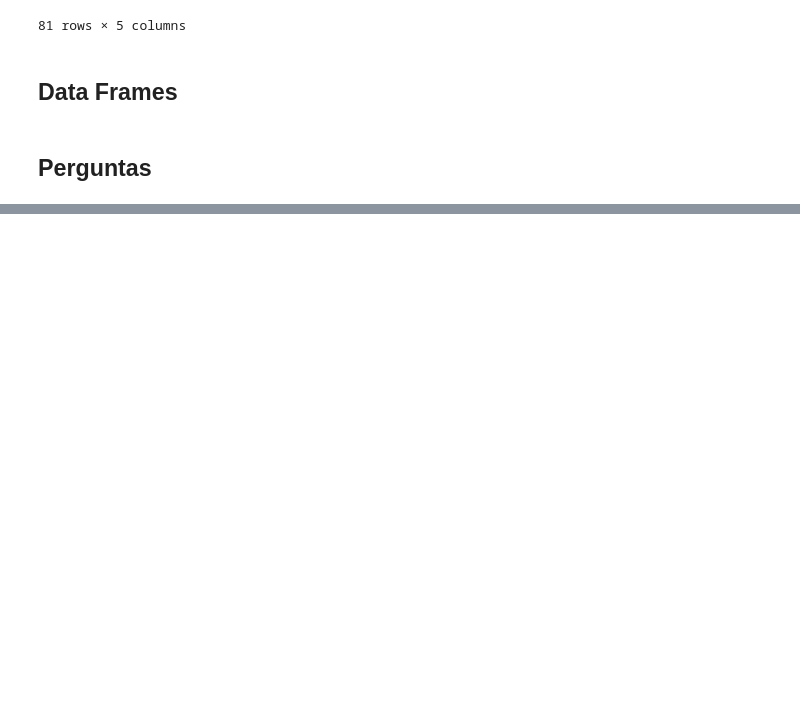
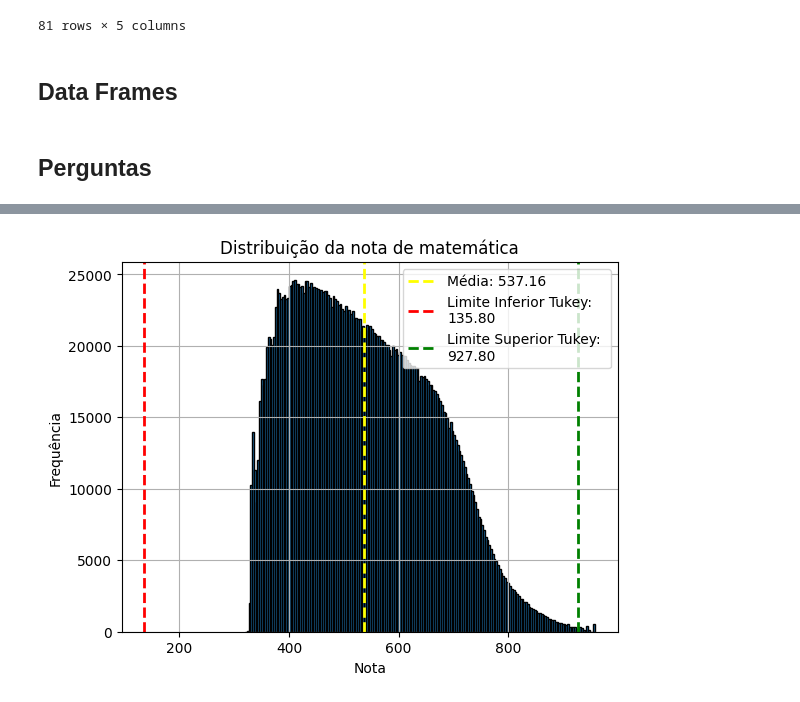
Before and after one commit to henriquefac/ciencia_de_dados_av1, a Jupyter notebook: notebook/exploration.ipynb, the cells around one changed output, grey strips where cells are left out. Saved outputs shown, nothing was run; the diff lists cells and outputs as text; code cells hidden in the pictures; blank space fills up the shorter version.

```diff
--- a/notebook/exploration.ipynb
+++ b/notebook/exploration.ipynb
@@ -300,0 +123,27 @@ plt.show()
+# %%
+no_zeros = df[df["NU_NOTA_MT"] > 0]["NU_NOTA_MT"]
+# %%
+Q1 = no_zeros.quantile(0.25)
+Q3 = no_zeros.quantile(0.75)
+IQR = Q3 - Q1
+
+limite_inferior = Q1 - 1.5 * IQR
+limite_superior = Q3 + 1.5 * IQR
+
+no_zeros.hist(bins=200, edgecolor='black')
+
+
+mean = np.mean(no_zeros)
+
+plt.axvline(mean, color="yellow", linestyle='dashed', linewidth=2, label=f"Média: {mean:.2f}")
+plt.axvline(limite_inferior, color='red', linestyle='dashed', linewidth=2, label=f'Limite Inferior Tukey: \n{limite_inferior:.2f}')
+plt.axvline(limite_superior, color='green', linestyle='dashed', linewidth=2, label=f'Limite Superior Tukey: \n{limite_superior:.2f}')
+
+
+plt.title('Distribuição da nota de matemática')
+plt.xlabel('Nota')
+plt.ylabel('Frequência')
+plt.legend()
+plt.show()
+# %% [output]
+[figure, added]
```
Also changed, not shown: parts of 64 cells of this notebook, 6 other files.
